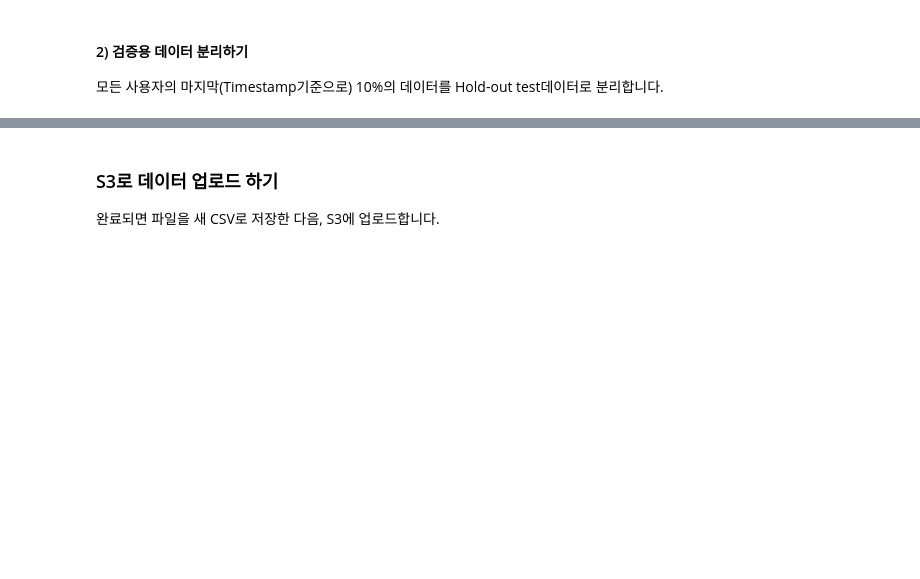
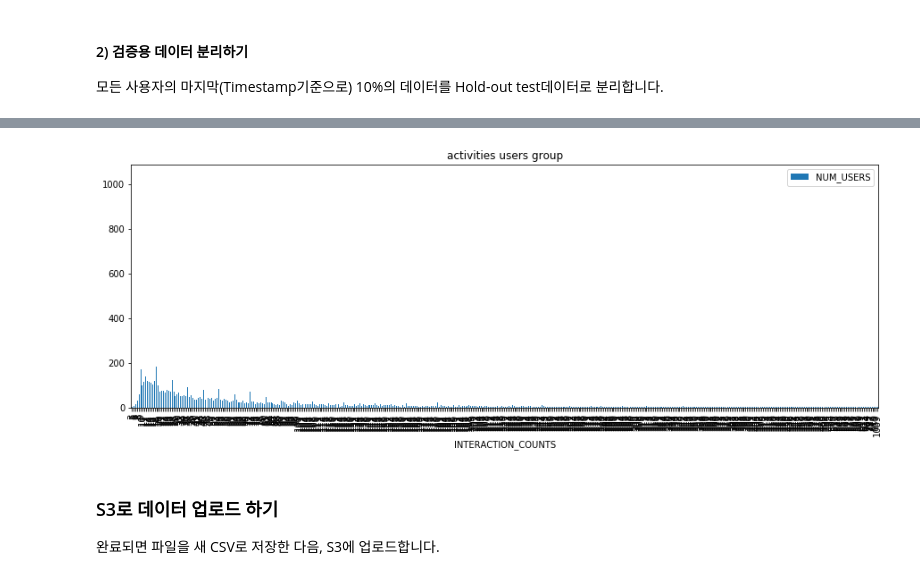
Before and after one commit to jihys/startup-personalize-workshop, a Jupyter notebook: 1.Validating_and_Importing_User_Item_Interaction_Data.ipynb, the cells around one changed output, grey strips where cells are left out. Cells and saved outputs as stored; diff of their text form; code cells hidden in the pictures; blank space fills up the shorter version.

Commit message:
user profile

```diff
--- a/1.Validating_and_Importing_User_Item_Interaction_Data.ipynb
+++ b/1.Validating_and_Importing_User_Item_Interaction_Data.ipynb
@@ -157,0 +244,4 @@ holdout
+# %%
+user_activity_counts = df.groupby("USER_ID").count().loc[:,["EVENT_TYPE"]].rename(columns={"EVENT_TYPE":"INTERACTION_COUNTS"})
+print(user_activity_counts.info())
+user_activity_counts.head()
@@ -157,0 +273,5 @@ holdout
+# %%
+user_activity_counts=user_activity_counts.reset_index()
+activities = user_activity_counts.groupby('INTERACTION_COUNTS').count()
+activities.columns=['NUM_USERS']
+activities.head()
@@ -158,3 +286,10 @@ holdout
+# %%
+activities.loc[:8712,:].plot(kind='bar', figsize=(15,5), ylim=(0,1089))
+plt.title("activities users group")
+
+plt.show()
+# %% [output]
+[figure, added]
 # %% [markdown]
 ### S3로 데이터 업로드 하기
 
```
Also changed, not shown: parts of 31 cells of this notebook, 9 other files.
